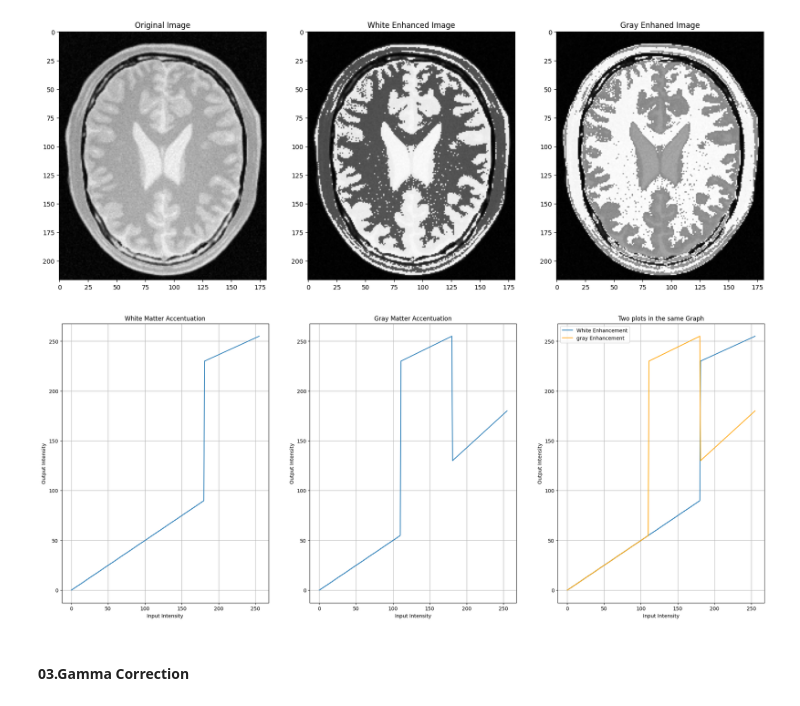
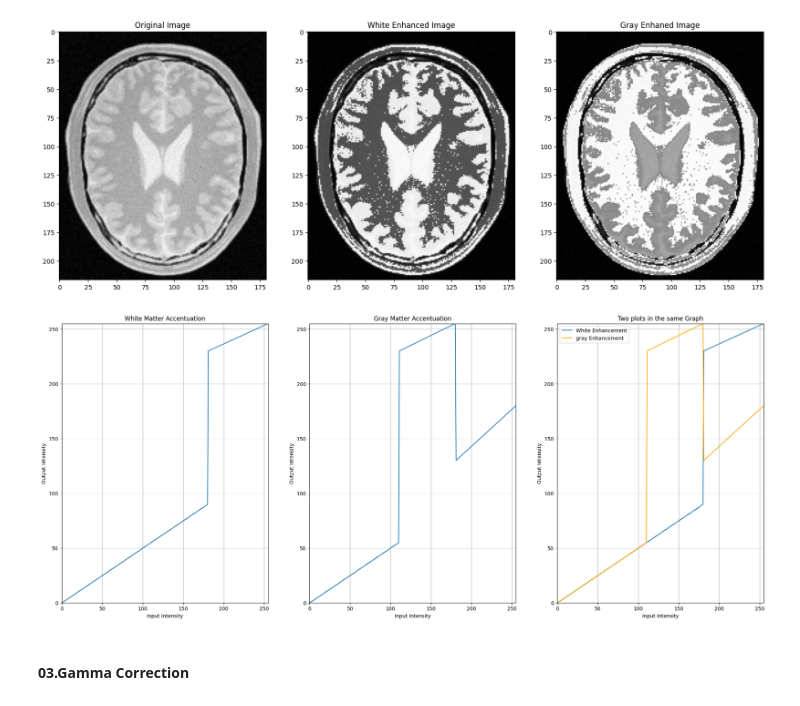
Before and after one commit to minuraashen/EN3160---Image-Processing-and-Machine-Vision, a Jupyter notebook: Assignment_01/220551K_a01.ipynb, the cells around one changed output. Saved outputs shown, nothing was run; the diff lists cells and outputs as text; code cells hidden in the pictures.

```diff
--- a/Assignment_01/220551K_a01.ipynb
+++ b/Assignment_01/220551K_a01.ipynb
@@ -95,34 +97,40 @@ True
 #Plot the transformation Curves
 x_vals = np.arange(256)
 
 plt.figure(figsize=(25,10))
 
 plt.subplot(1, 3, 1)
 plt.plot(x_vals, transform_white)
 plt.title("White Matter Accentuation")
 plt.xlabel("Input Intensity")
 plt.ylabel("Output Intensity")
+plt.xlim(0, 255)
+plt.ylim(0, 255)
 plt.grid(True)
 
 # Plot Gray Matter LUT
 plt.subplot(1, 3, 2)
 plt.plot(x_vals, transform_gray)
 plt.title("Gray Matter Accentuation")
 plt.xlabel("Input Intensity")
 plt.ylabel("Output Intensity")
+plt.xlim(0, 255)
+plt.ylim(0, 255)
 plt.grid(True)
 
 #Plot 2 graphs in the same plot
 plt.subplot(1, 3, 3)
 plt.plot(x_vals, transform_white, label='White Enhancement')
 plt.plot(x_vals, transform_gray, label='gray Enhancement', color='orange')
 plt.title("Two plots in the same Graph")
 plt.xlabel("Input Intensity")
 plt.ylabel("Output Intensity")
 plt.legend()
+plt.xlim(0, 255)
+plt.ylim(0, 255)
 plt.grid(True)
 # %% [output]
-[figure, old version]
+[figure, new version]
 # %% [markdown]
 #### **03.Gamma Correction**
 # %%
```
Also changed, not shown: parts of 2 cells of this notebook.
